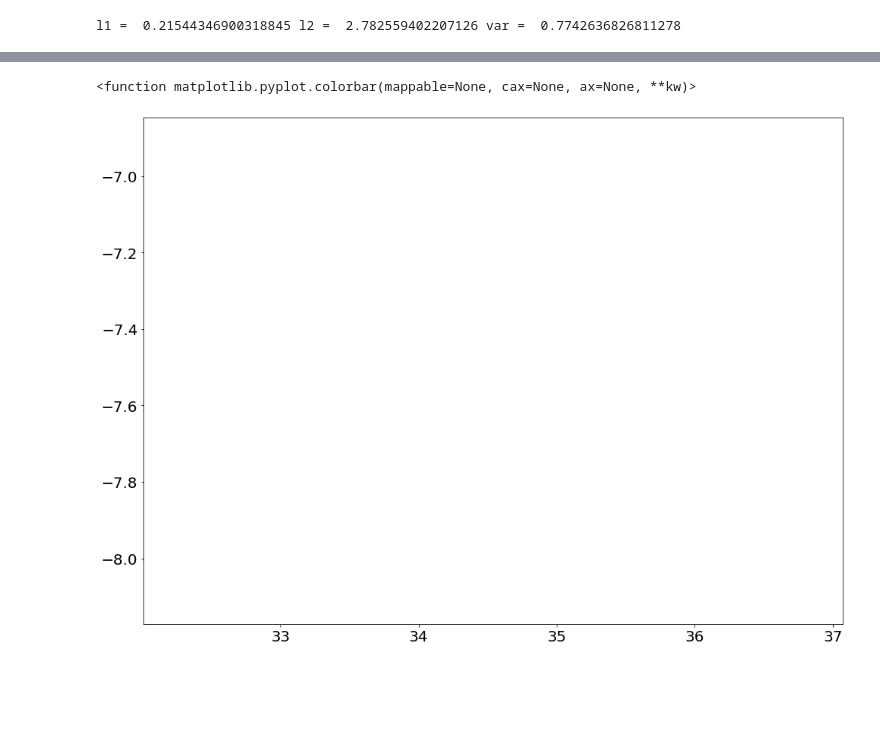
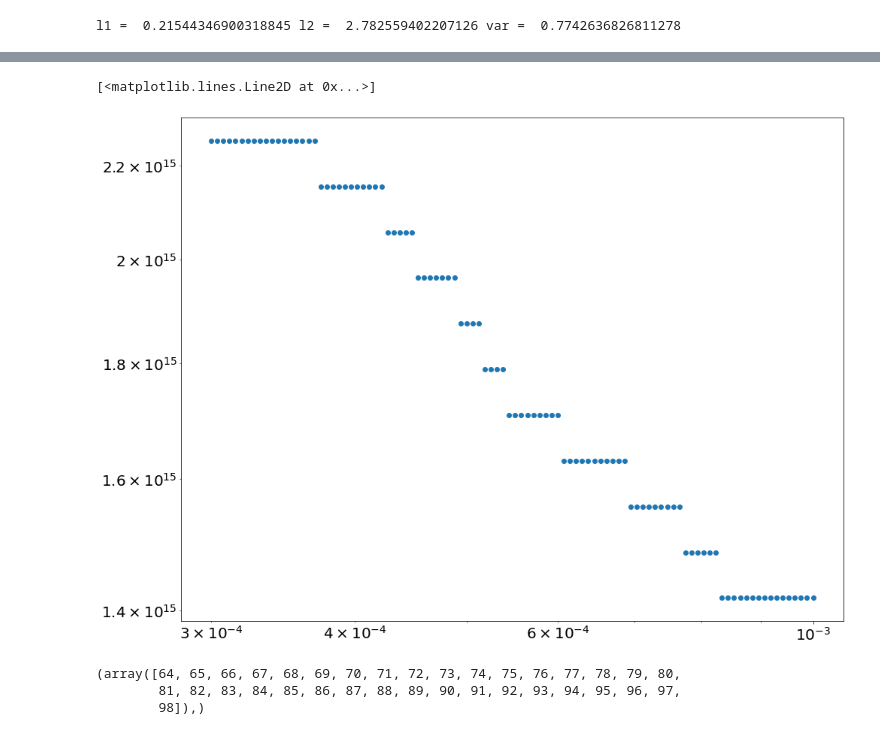
Before and after one commit to gosling123/epoch_surra, a Jupyter notebook: gp_scripts/GP_2d_test.ipynb, the cells around one changed output, grey strips where cells are left out. Drawn from its saved outputs; the diff is of its cells as text; code cells hidden in the pictures; blank space fills up the shorter version.

```diff
--- a/gp_scripts/GP_2d_test.ipynb
+++ b/gp_scripts/GP_2d_test.ipynb
@@ -105,6 +122,19 @@ X2 = gp.X_train[:,1]
-# %%
-plt.scatter(X1, X2, gp.Y_train)
-plt.colorbar
-# %% [output]
-<function matplotlib.pyplot.colorbar(mappable=None, cax=None, ax=None, **kw)>
-[figure, removed]
+# %%
+I_thr = []
+Ln_vals = []
+for i in range(N):
+    P = output[i,:]
+    idx = np.where(np.abs(np.diff(P))/P.max()>5e-3)
+    Ln_vals.append(Ln[i])
+    I_thr.append(I[idx[0][0]])
+# %%
+plt.loglog(Ln_vals, I_thr, 'o')
+# %% [output]
+[<matplotlib.lines.Line2D at 0x...>]
+[figure, added]
+# %%
+np.where(np.abs(np.diff(P))/P.max()>1e-3)
+# %% [output]
+(array([64, 65, 66, 67, 68, 69, 70, 71, 72, 73, 74, 75, 76, 77, 78, 79, 80,
+        81, 82, 83, 84, 85, 86, 87, 88, 89, 90, 91, 92, 93, 94, 95, 96, 97,
+        98]),)
```
Also changed, not shown: parts of 11 cells of this notebook.
